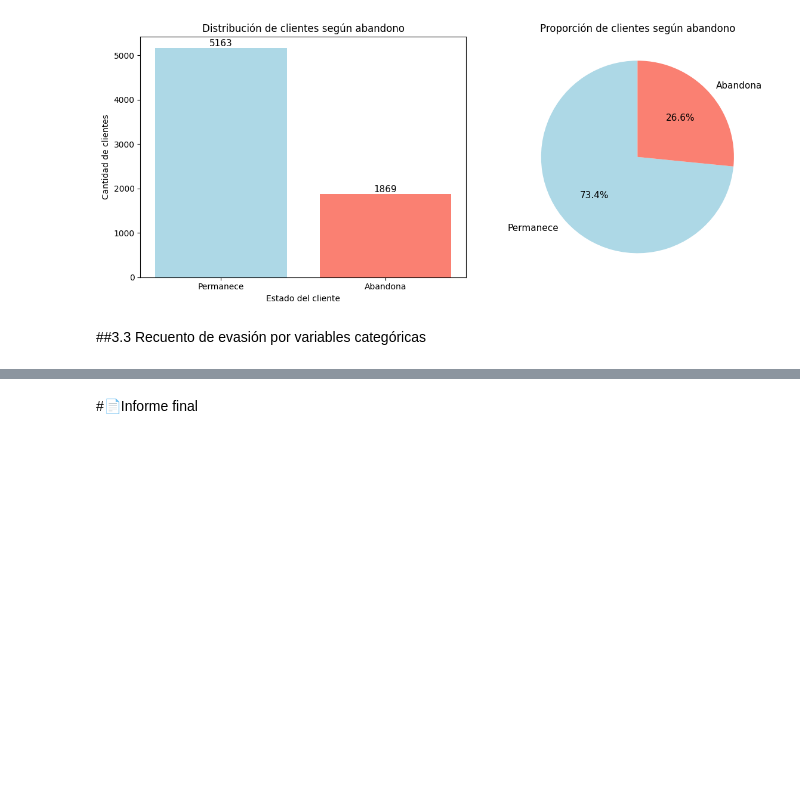
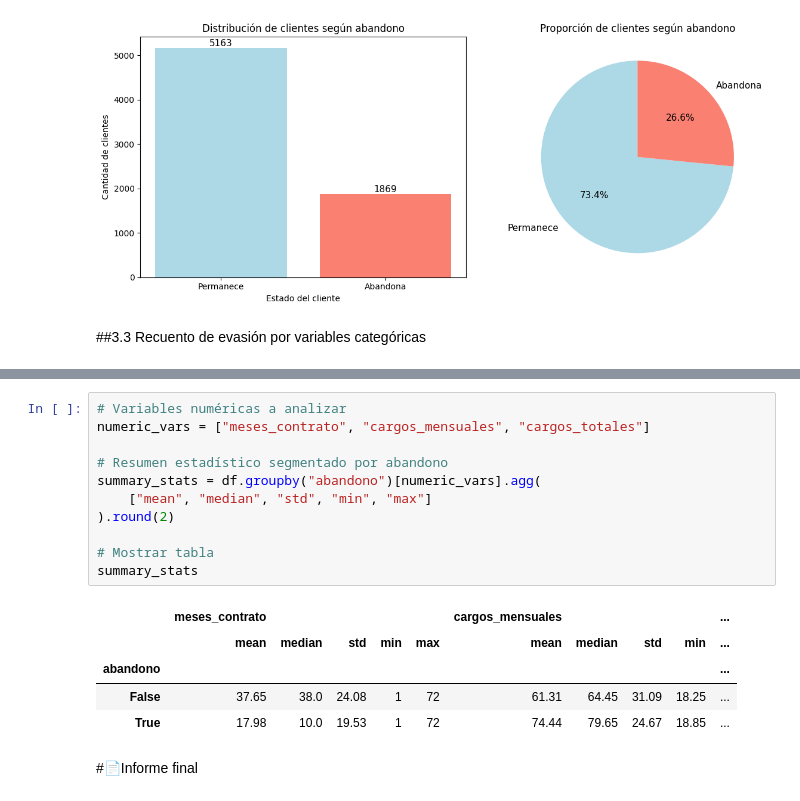
Before and after one commit to Tora0407/Challenge-TelecomX-Fase1, a Jupyter notebook: TelecomX_LATAM.ipynb, the cells around one changed output, grey strips where cells are left out. Saved outputs shown, nothing was run; the diff lists cells and outputs as text; blank space fills up the shorter version.

```diff
--- a/TelecomX_LATAM.ipynb
+++ b/TelecomX_LATAM.ipynb
@@ -564,2 +688,19 @@ plt.show()
+# %%
+# Variables numéricas a analizar
+numeric_vars = ["meses_contrato", "cargos_mensuales", "cargos_totales"]
+
+# Resumen estadístico segmentado por abandono
+summary_stats = df.groupby("abandono")[numeric_vars].agg(
+    ["mean", "median", "std", "min", "max"]
+).round(2)
+
+# Mostrar tabla
+summary_stats
+# %% [output]
+|  | meses_contrato |  |  |  |  | cargos_mensuales |  |  |  | ... |
+|  | mean | median | std | min | max | mean | median | std | min | ... |
+| abandono |  |  |  |  |  |  |  |  |  | ... |
+| False | 37.65 | 38.0 | 24.08 | 1 | 72 | 61.31 | 64.45 | 31.09 | 18.25 | ... |
+| True | 17.98 | 10.0 | 19.53 | 1 | 72 | 74.44 | 79.65 | 24.67 | 18.85 | ... |
 # %% [markdown]
 #📄Informe final
```
Also changed, not shown: parts of 11 cells of this notebook.
